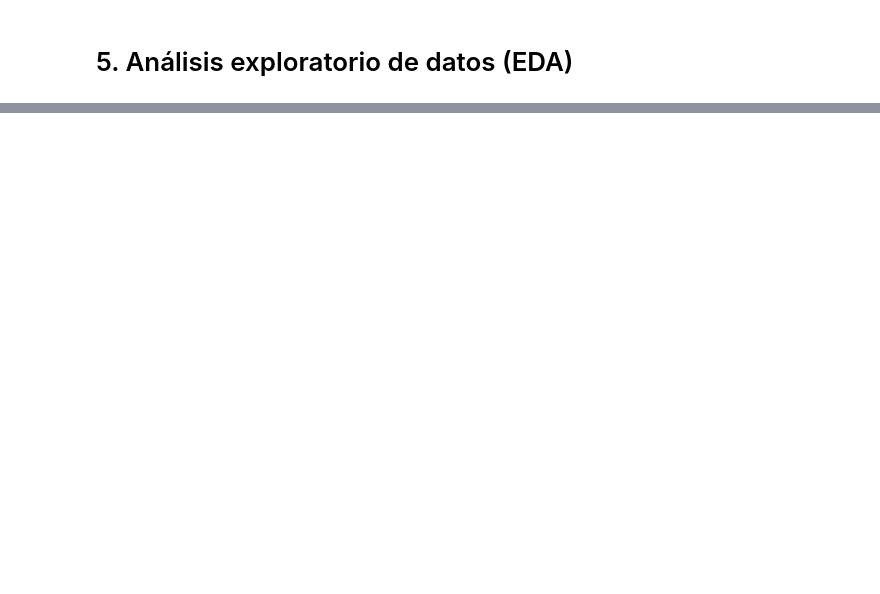
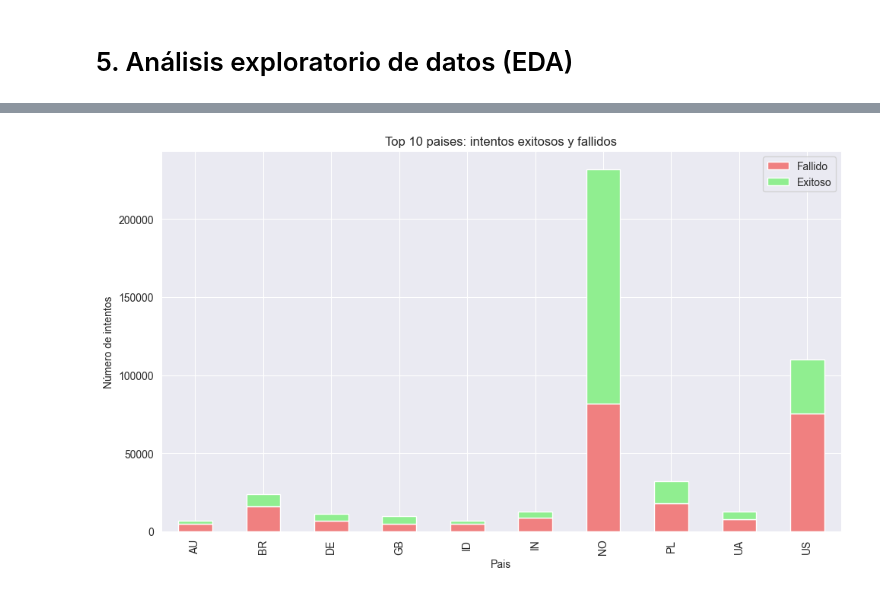
Before and after one commit to carlosdizx/meli-challenge-ai-security, a Jupyter notebook: eda/risk-based-authentication.ipynb, the cells around one changed output, grey strips where cells are left out. Saved outputs shown, nothing was run; the diff lists cells and outputs as text; code cells hidden in the pictures; blank space fills up the shorter version.

```diff
--- a/eda/risk-based-authentication.ipynb
+++ b/eda/risk-based-authentication.ipynb
@@ -141,0 +161,17 @@ df_clean.head()
+# %%
+top_10_countries = df['Country'].value_counts().head(10).index
+df_top_10 = df[df['Country'].isin(top_10_countries)]
+
+city_counts = df_top_10.groupby(['Country', 'Login Successful']).size().unstack(fill_value=0)
+
+city_counts.plot(kind='bar', stacked=True, figsize=(10, 6), color=['lightcoral', 'lightgreen'])
+
+plt.title('Top 10 paises: intentos exitosos y fallidos')
+plt.xlabel('Pais')
+plt.ylabel('Número de intentos')
+plt.xticks(rotation=90)
+plt.legend(['Fallido', 'Exitoso'])
+plt.tight_layout()
+plt.show()
+# %% [output]
+[figure, added]
```
Also changed, not shown: parts of 22 cells of this notebook.
